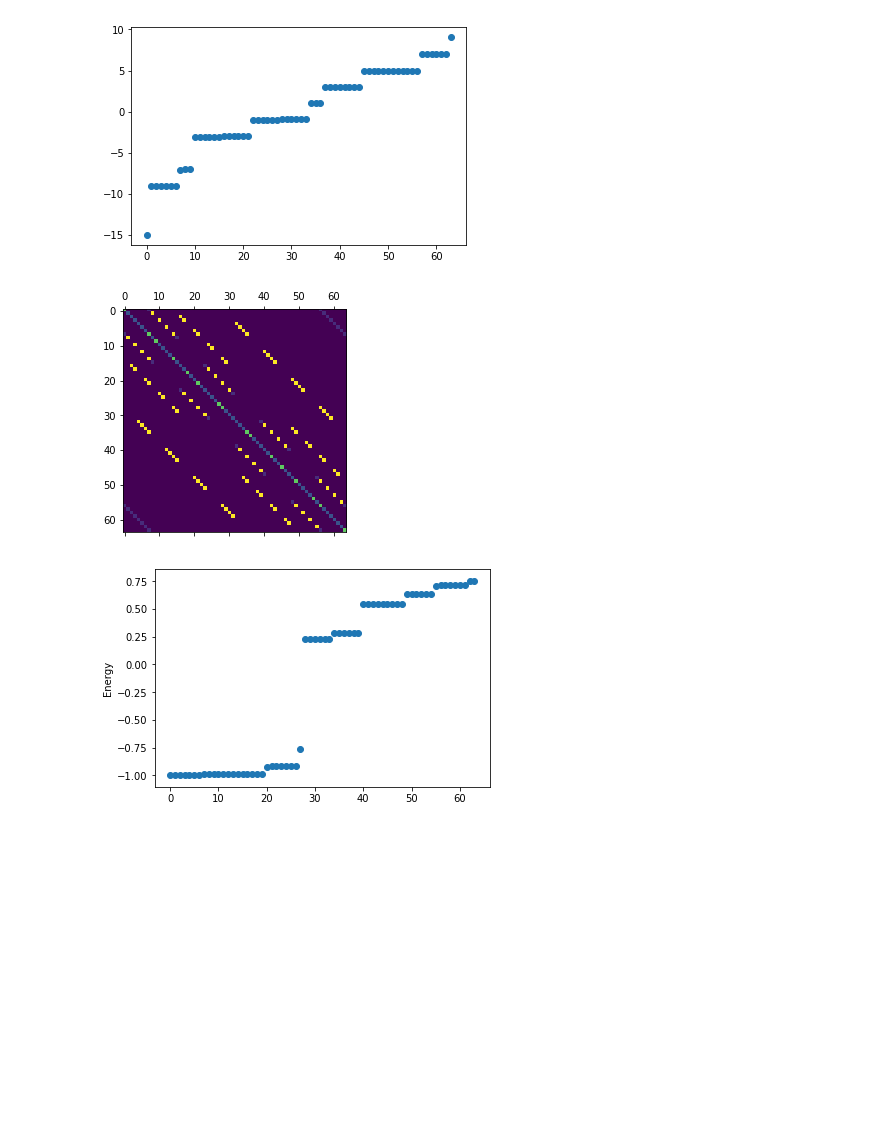
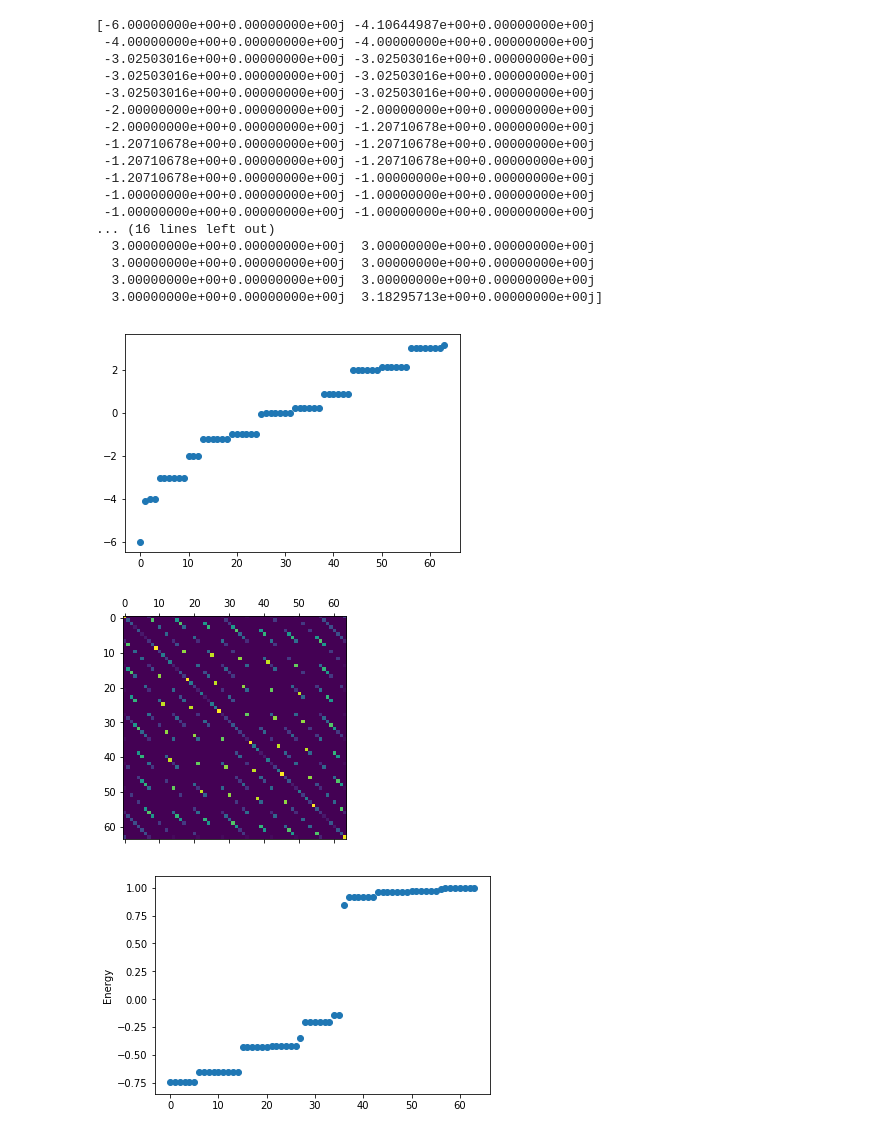
Before and after one commit to brower/QuLAT, a Jupyter notebook: Hiroki/jupyter_notebooks/2_plaquettes_simulation.ipynb, the cells around one changed output. Drawn from its saved outputs; the diff is of its cells as text; code cells hidden in the pictures; blank space fills up the shorter version.

```diff
--- a/Hiroki/jupyter_notebooks/2_plaquettes_simulation.ipynb
+++ b/Hiroki/jupyter_notebooks/2_plaquettes_simulation.ipynb
@@ -14,22 +26,42 @@ np.set_printoptions(threshold=sys.maxsize)
 # %%
 # 2 triangle plaquettes
-T = 1
+T = 2
 H = TrianglePlaquetteHamiltonian(1, 1, 2)
 matH = H.matrix_form()
+
 spectrum, _ = H.eigensystem()
+print(np.sort(spectrum))
 plt.scatter(range(spectrum.shape[0]), np.sort(spectrum))
 plt.show()
 exact = expm(-1j*matH*T)
 spectrum, _ = eig(exact)
-plt.matshow(np.abs(matH))
+plt.matshow(np.abs(exact))
 plt.show()
+
 plt.scatter(range(spectrum.shape[0]), np.sort(spectrum))
 plt.ylabel("Energy")
 plt.show()
 # %% [output]
+[-6.00000000e+00+0.00000000e+00j -4.10644987e+00+0.00000000e+00j
+ -4.00000000e+00+0.00000000e+00j -4.00000000e+00+0.00000000e+00j
+ -3.02503016e+00+0.00000000e+00j -3.02503016e+00+0.00000000e+00j
+ -3.02503016e+00+0.00000000e+00j -3.02503016e+00+0.00000000e+00j
+ -3.02503016e+00+0.00000000e+00j -3.02503016e+00+0.00000000e+00j
+ -2.00000000e+00+0.00000000e+00j -2.00000000e+00+0.00000000e+00j
+ -2.00000000e+00+0.00000000e+00j -1.20710678e+00+0.00000000e+00j
+ -1.20710678e+00+0.00000000e+00j -1.20710678e+00+0.00000000e+00j
+ -1.20710678e+00+0.00000000e+00j -1.20710678e+00+0.00000000e+00j
+ -1.20710678e+00+0.00000000e+00j -1.00000000e+00+0.00000000e+00j
+ -1.00000000e+00+0.00000000e+00j -1.00000000e+00+0.00000000e+00j
+ -1.00000000e+00+0.00000000e+00j -1.00000000e+00+0.00000000e+00j
+... (16 lines left out)
+  3.00000000e+00+0.00000000e+00j  3.00000000e+00+0.00000000e+00j
+  3.00000000e+00+0.00000000e+00j  3.00000000e+00+0.00000000e+00j
+  3.00000000e+00+0.00000000e+00j  3.00000000e+00+0.00000000e+00j
+  3.00000000e+00+0.00000000e+00j  3.18295713e+00+0.00000000e+00j]
-[figure, old version]
+[figure, new version]
-[figure, old version]
+[figure, new version]
-[figure, old version]
+[figure, new version]
 # %%
 qr = QuantumRegister(6, 'qr')
 circ = QuantumCircuit(qr)
```
Also changed, not shown: parts of 10 cells of this notebook, 25 other files.
